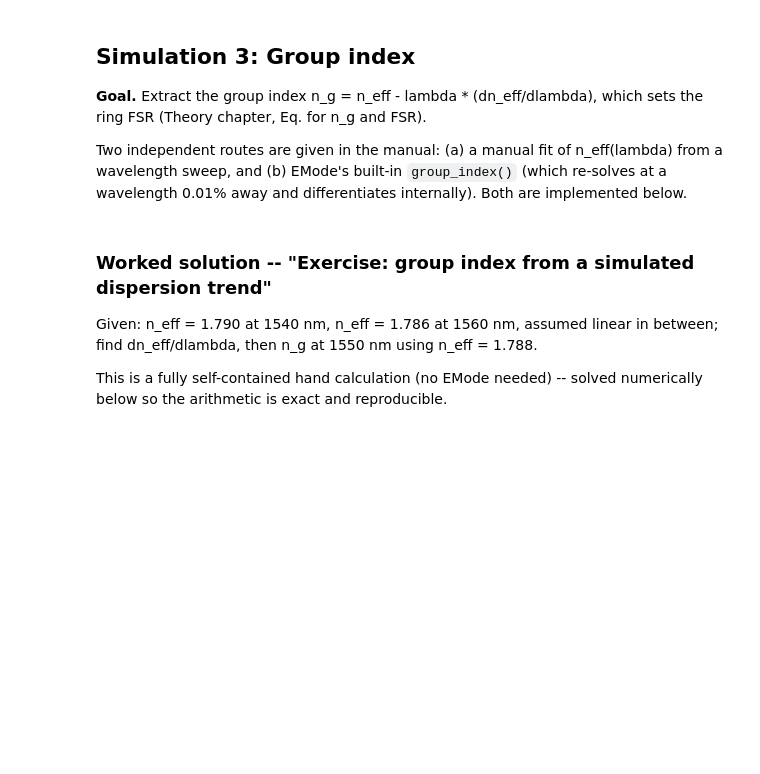
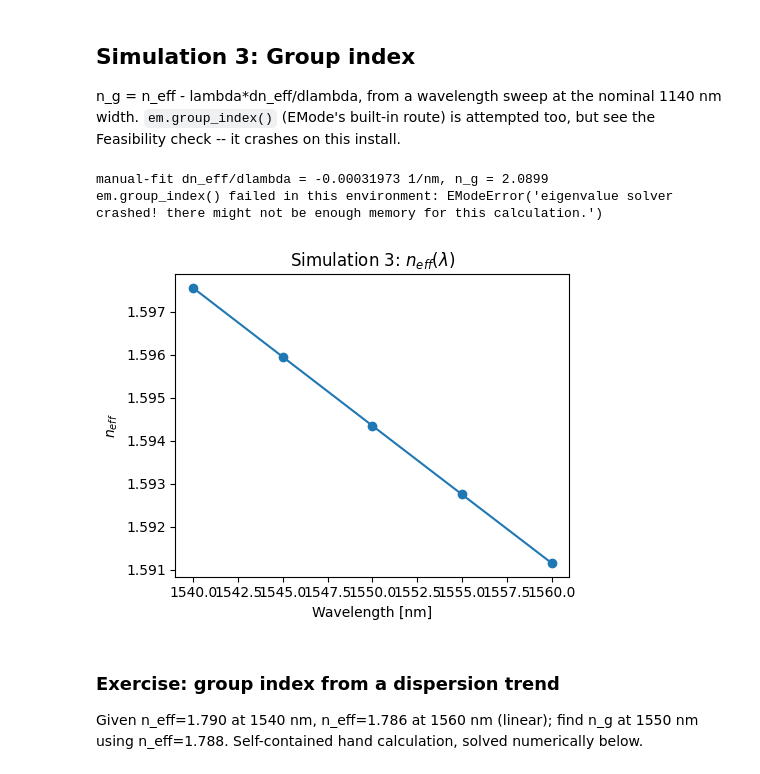
Before and after one commit to auphotonicLab/PICLab-narrow-linewidth, a Jupyter notebook: QTLab/EMode_sims_QTLab.ipynb, the cells around one changed output. Drawn from its saved outputs; the diff is of its cells as text; code cells hidden in the pictures; blank space fills up the shorter version.

```diff
--- a/QTLab/EMode_sims_QTLab.ipynb
+++ b/QTLab/EMode_sims_QTLab.ipynb
@@ -209,26 +261,28 @@ The resonance condition sets the round-trip phase (proportional to n_eff x L / l
 # %% [markdown]
 ## Simulation 3: Group index
 
-**Goal.** Extract the group index n_g = n_eff - lambda * (dn_eff/dlambda), which sets the ring FSR (Theory chapter, Eq. for n_g and FSR).
-
-Two independent routes are given in the manual: (a) a manual fit of n_eff(lambda) from a wavelength sweep, and (b) EMode's built-in `group_index()` (which re-solves at a wavelength 0.01% away and differentiates internally). Both are implemented below.
+n_g = n_eff - lambda*dn_eff/dlambda, from a wavelength sweep at the nominal 1140 nm width. `em.group_index()` (EMode's built-in route) is attempted too, but see the Feasibility check -- it crashes on this install.
 # %%
 wav_nm = np.arange(1540, 1561, 5)  # [nm] wavelengths to sample
 
 if HAVE_EMODE:
     win_w, win_h = window_dims(W_CORE_NM / 2)
     em = emc.EMode(simulation_name='group_index_sweep', clear='mine')
-    em.settings(x_resolution=10, y_resolution=10,
-                window_width=win_w, window_height=win_h,
-                num_modes=1, background_material='Air')
-    draw_substrate_box_clad(em, win_w, clad_w=W_CORE_NM + 2 * T_CLAD_NM)
-    em.shape(name='core', material='SiN', width=W_CORE_NM, height=H_CORE_NM, position=[0, CORE_Y_NM])
 
-    # (a) manual fit: sweep wavelength, record n_eff at each point.
-    # em.sweep(..., result=['effective_index']) returns a dict whose 'effective_index'
-    # entry is a (n_points, num_modes) array -- flatten it for num_modes=1.
-    sweep_data = em.sweep(key='wavelength', values=list(wav_nm), result=['effective_index'])
-    n_eff_vs_wav = np.asarray(sweep_data['effective_index']).flatten()
+    # One FDM() call per wavelength, rather than em.sweep(key='wavelength', ...): the
+    # single-call sweep intermittently drops the connection mid-sweep on this install
+    # (confirmed reproducible), while looping FDM() ourselves doesn't share that failure
+    # mode. Slower, but reliable.
+    n_eff_vs_wav = []
+    for wl in wav_nm:
+        em.settings(wavelength=float(wl), x_resolution=10, y_resolution=10,
+                    window_width=win_w, window_height=win_h,
+                    num_modes=1, background_material='Air')
+        draw_box_clad(em, win_w, clad_w=W_CORE_NM + 2 * T_CLAD_NM)
+        em.shape(name='core', material='SiN', width=W_CORE_NM, height=H_CORE_NM, position=[0, CORE_CENTER_Y_NM])
+        em.FDM()
+        n_eff_vs_wav.append(parse_report(em.report())[0][1])
+    n_eff_vs_wav = np.array(n_eff_vs_wav)
 
     # linear fit -> dn_eff/dlambda -> n_g = n_eff - lambda * dn_eff/dlambda
     p = np.polyfit(wav_nm, n_eff_vs_wav, 1)          # p[0] = dn_eff/dlambda
@@ -237,7 +291,7 @@ if HAVE_EMODE:
     n_g_manual_fit = n_eff_at_1550_fit - 1550 * dneff_dlambda_fit
     print(f"manual-fit dn_eff/dlambda = {dneff_dlambda_fit:.8f} 1/nm, n_g = {n_g_manual_fit:.4f}")
 
-    # (b) built-in group index at the central wavelength.
+    # built-in group index at the central wavelength.
     # NOTE: in this environment em.group_index() reproducibly raises
     # "eigenvalue solver crashed! there might not be enough memory for this calculation"
     # (confirmed on repeated attempts) even though the plain FDM solve above succeeds fine.
@@ -259,12 +313,25 @@ else:
           "record n_eff at each point, fit dn_eff/dlambda, compute n_g = n_eff - lambda*dn_eff/dlambda,"
           " and cross-check against em.group_index().")
     n_eff_vs_wav = np.full_like(wav_nm, np.nan, dtype=float)
+# %% [output]
+manual-fit dn_eff/dlambda = -0.00031973 1/nm, n_g = 2.0899
+em.group_index() failed in this environment: EModeError('eigenvalue solver crashed! there might not be enough memory for this calculation.')
+# %%
+fig, ax = plt.subplots(figsize=(5, 4))
+ax.plot(wav_nm, n_eff_vs_wav, 'o-')
+ax.set_xlabel('Wavelength [nm]')
+ax.set_ylabel(r'$n_{eff}$')
+ax.set_title('Simulation 3: $n_{eff}(\\lambda)$' + ('' if HAVE_EMODE else '  (no EMode data yet -- empty)'))
+plt.tight_layout()
+if HAVE_EMODE:
+    fig.savefig('EM_figures/sim3_dispersion.png', dpi=150)
+plt.show()
+# %% [output]
+[figure, added]
 # %% [markdown]
-### Worked solution -- "Exercise: group index from a simulated dispersion trend"
+### Exercise: group index from a dispersion trend
 
-Given: n_eff = 1.790 at 1540 nm, n_eff = 1.786 at 1560 nm, assumed linear in between; find dn_eff/dlambda, then n_g at 1550 nm using n_eff = 1.788.
-
-This is a fully self-contained hand calculation (no EMode needed) -- solved numerically below so the arithmetic is exact and reproducible.
+Given n_eff=1.790 at 1540 nm, n_eff=1.786 at 1560 nm (linear); find n_g at 1550 nm using n_eff=1.788. Self-contained hand calculation, solved numerically below.
 # %%
 # Given data
 lam1, n1 = 1540.0, 1.790   # nm
```
Also changed, not shown: parts of 22 cells of this notebook, 38 other files.
